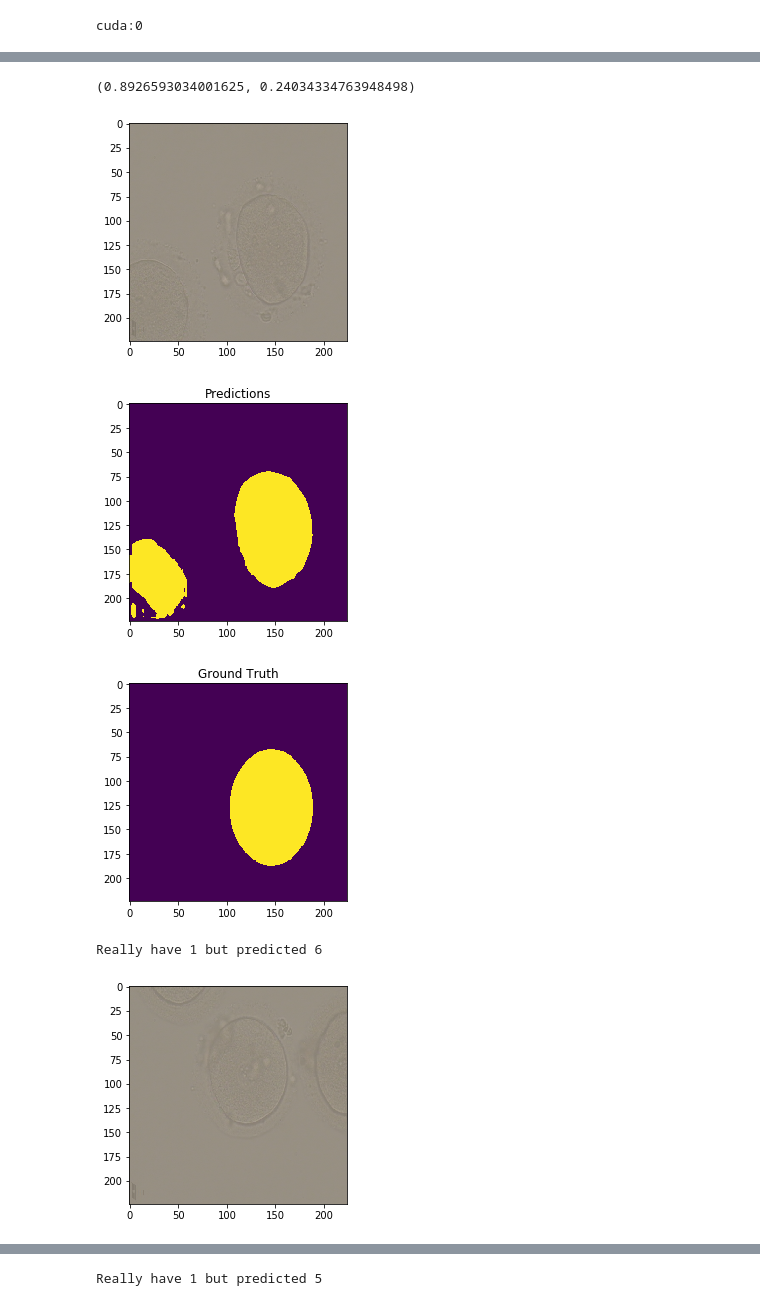
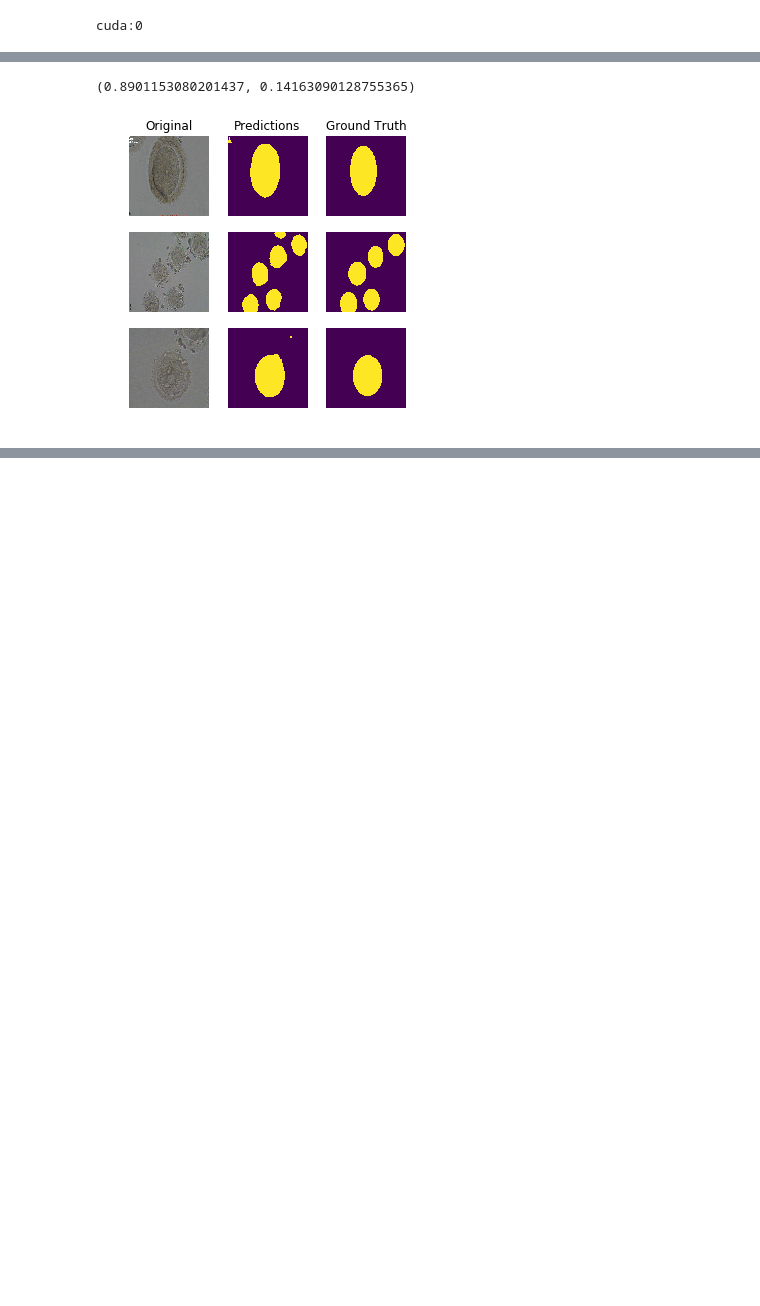
Before and after one commit to tuzkreekman/cs231n-pronuclei, a Jupyter notebook: resnet_unet.ipynb, the cells around one changed output, grey strips where cells are left out. Cells and saved outputs as stored; diff of their text form; code cells hidden in the pictures; blank space fills up the shorter version.

```diff
--- a/resnet_unet.ipynb
+++ b/resnet_unet.ipynb
@@ -53,3 +53,3 @@ visualize_segmenter(model, dataloaders['val'], device)
 # %%
-model = train_model(model, optimizer_ft, exp_lr_scheduler, dataloaders, device, num_epochs=30)
+model = train_model(model, optimizer_ft, exp_lr_scheduler, dataloaders, device, num_epochs=20)
 # %% [output]
@@ -89,12 +89,8 @@ visualize_segmenter(model, dataloaders['val'], device)
 results = score_segmenter(model, dataloaders, device)
 print(results)
 # %% [output]
-(0.8926593034001625, 0.24034334763948498)
+(0.8901153080201437, 0.14163090128755365)
 # %%
-visualize_counting_errors(model, dataloaders['val'], device)
+visualize_counting_errors(model, dataloaders['val'], device, 3)
 # %% [output]
-[figure, old version]
+[figure, new version]
-[figure, removed]
-[figure, removed]
-Really have 1 but predicted 6
-[figure, removed]
@@ -103 +96,0 @@ Really have 1 but predicted 6
-Really have 1 but predicted 5
```
Also changed, not shown: parts of 4 cells of this notebook, 2 other files.
